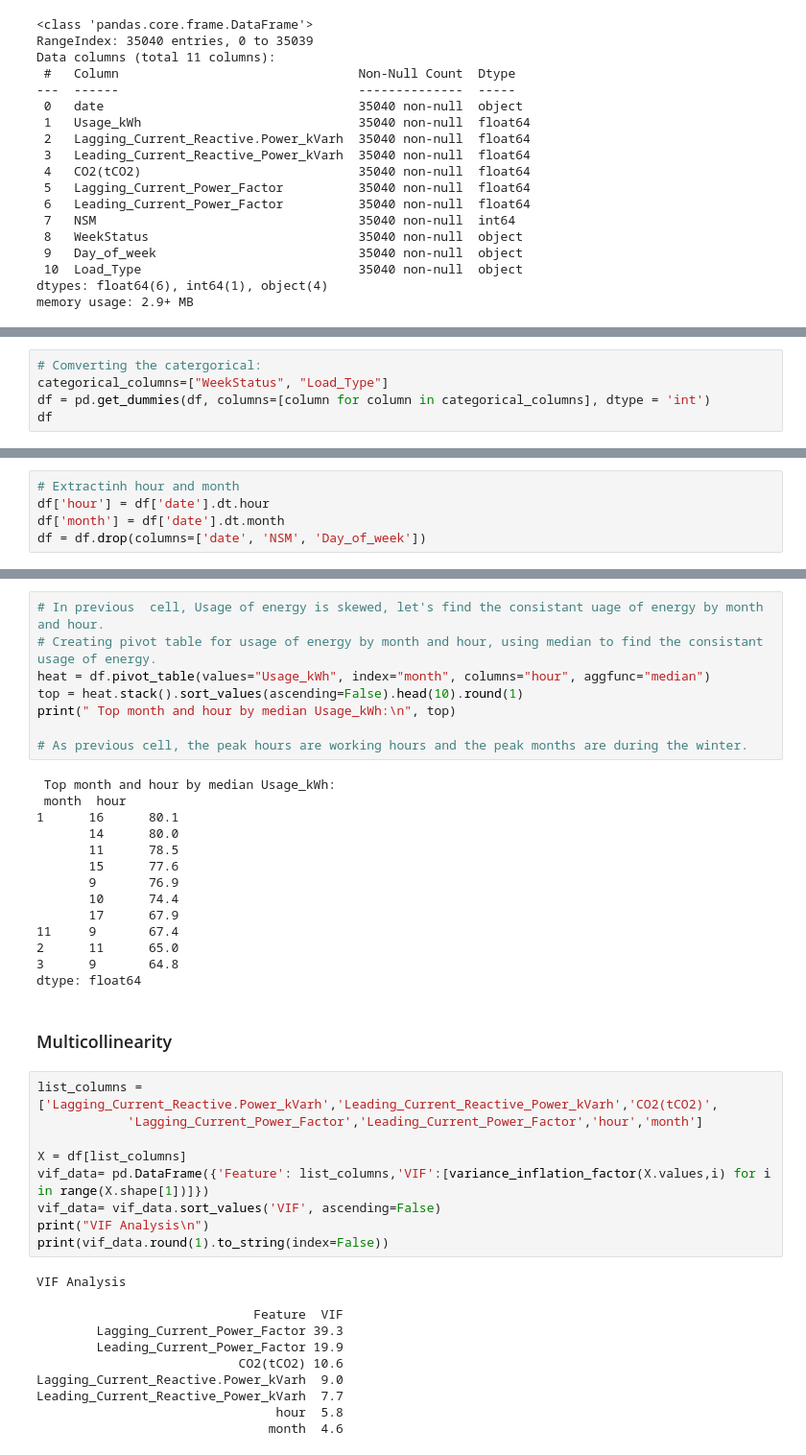
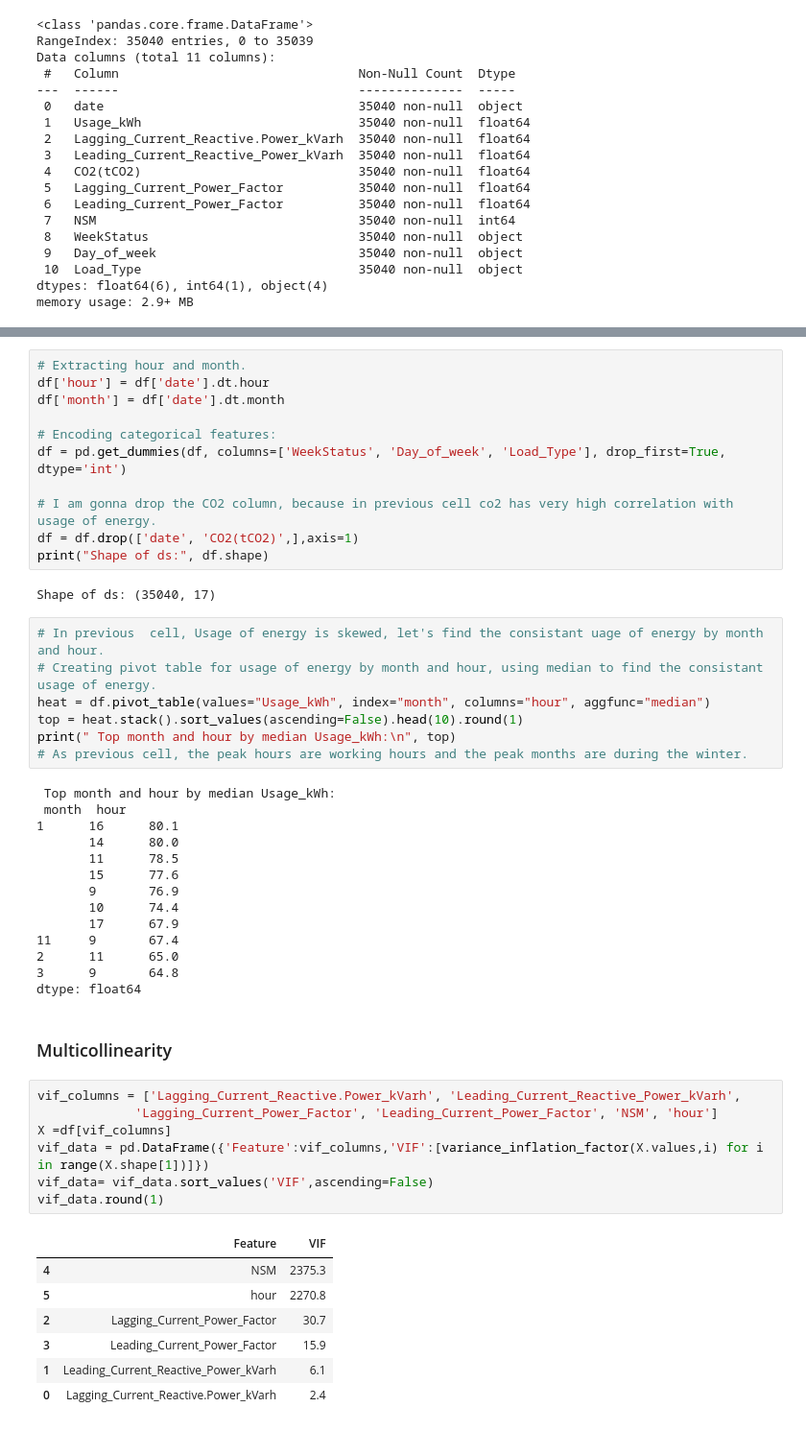
Before and after one commit to Mortti11/Advanced-Data-Analytics-, a Jupyter notebook: Second_Assignment/Regression.ipynb, the cells around one changed output, grey strips where cells are left out. Shown at 96% size. Drawn from its saved outputs; the diff is of its cells as text.

```diff
--- a/Second_Assignment/Regression.ipynb
+++ b/Second_Assignment/Regression.ipynb
@@ -156,8 +170,3 @@ plt.show()
 # Generally maximum load has normal distribution
 # %% [output]
 [figure]
-# %%
-# Comverting the catergorical:
-categorical_columns=["WeekStatus", "Load_Type"]
-df = pd.get_dummies(df, columns=[column for column in categorical_columns], dtype = 'int')
-df
@@ -178,5 +172,0 @@ df
-# %%
-# Extractinh hour and month
-df['hour'] = df['date'].dt.hour
-df['month'] = df['date'].dt.month
-df = df.drop(columns=['date', 'NSM', 'Day_of_week'])
@@ -205,10 +191,22 @@ Name: Usage_kWh, dtype: float64
+# %%
+# Extracting hour and month.
+df['hour'] = df['date'].dt.hour
+df['month'] = df['date'].dt.month
+
+# Encoding categorical features:
+df = pd.get_dummies(df, columns=['WeekStatus', 'Day_of_week', 'Load_Type'], drop_first=True, dtype='int')
+
+# I am gonna drop the CO2 column, because in previous cell co2 has very high correlation with usage of energy.
+df = df.drop(['date', 'CO2(tCO2)',],axis=1)
+print("Shape of ds:", df.shape)
+# %% [output]
+Shape of ds: (35040, 17)
 # %%
 # In previous  cell, Usage of energy is skewed, let's find the consistant uage of energy by month and hour.
 # Creating pivot table for usage of energy by month and hour, using median to find the consistant usage of energy.
 heat = df.pivot_table(values="Usage_kWh", index="month", columns="hour", aggfunc="median")
 top = heat.stack().sort_values(ascending=False).head(10).round(1)
 print(" Top month and hour by median Usage_kWh:\n", top)
-
 # As previous cell, the peak hours are working hours and the peak months are during the winter.
 # %% [output]
  Top month and hour by median Usage_kWh:
@@ -227,22 +225,17 @@ dtype: float64
 # %% [markdown]
 ### Multicollinearity
 # %%
-list_columns = ['Lagging_Current_Reactive.Power_kVarh','Leading_Current_Reactive_Power_kVarh','CO2(tCO2)',
-            'Lagging_Current_Power_Factor','Leading_Current_Power_Factor','hour','month']
-
-X = df[list_columns]
-vif_data= pd.DataFrame({'Feature': list_columns,'VIF':[variance_inflation_factor(X.values,i) for i in range(X.shape[1])]})
-vif_data= vif_data.sort_values('VIF', ascending=False)
-print("VIF Analysis\n")
-print(vif_data.round(1).to_string(index=False))
+vif_columns = ['Lagging_Current_Reactive.Power_kVarh', 'Leading_Current_Reactive_Power_kVarh',
+             'Lagging_Current_Power_Factor', 'Leading_Current_Power_Factor', 'NSM', 'hour']
+X =df[vif_columns]
+vif_data = pd.DataFrame({'Feature':vif_columns,'VIF':[variance_inflation_factor(X.values,i) for i in range(X.shape[1])]})
+vif_data= vif_data.sort_values('VIF',ascending=False)
+vif_data.round(1)
 # %% [output]
-VIF Analysis
-
-                             Feature  VIF
-        Lagging_Current_Power_Factor 39.3
-        Leading_Current_Power_Factor 19.9
-                           CO2(tCO2) 10.6
-Lagging_Current_Reactive.Power_kVarh  9.0
-Leading_Current_Reactive_Power_kVarh  7.7
-                                hour  5.8
-                               month  4.6
+|  | Feature | VIF |
+| 4 | NSM | 2375.3 |
+| 5 | hour | 2270.8 |
+| 2 | Lagging_Current_Power_Factor | 30.7 |
+| 3 | Leading_Current_Power_Factor | 15.9 |
+| 1 | Leading_Current_Reactive_Power_kVarh | 6.1 |
+| 0 | Lagging_Current_Reactive.Power_kVarh | 2.4 |
```
Also changed, not shown: parts of 50 cells of this notebook, 2 other files.
